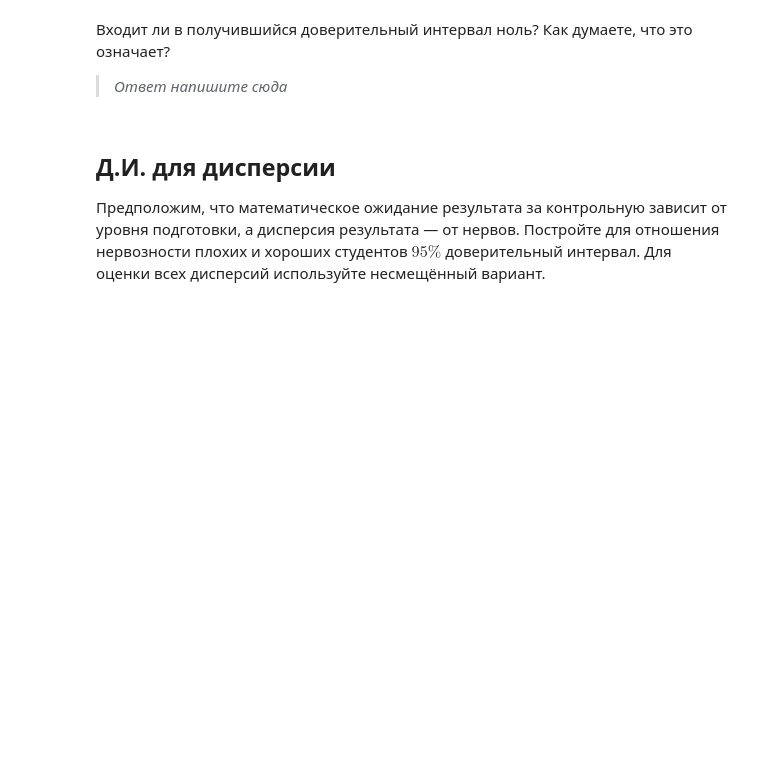
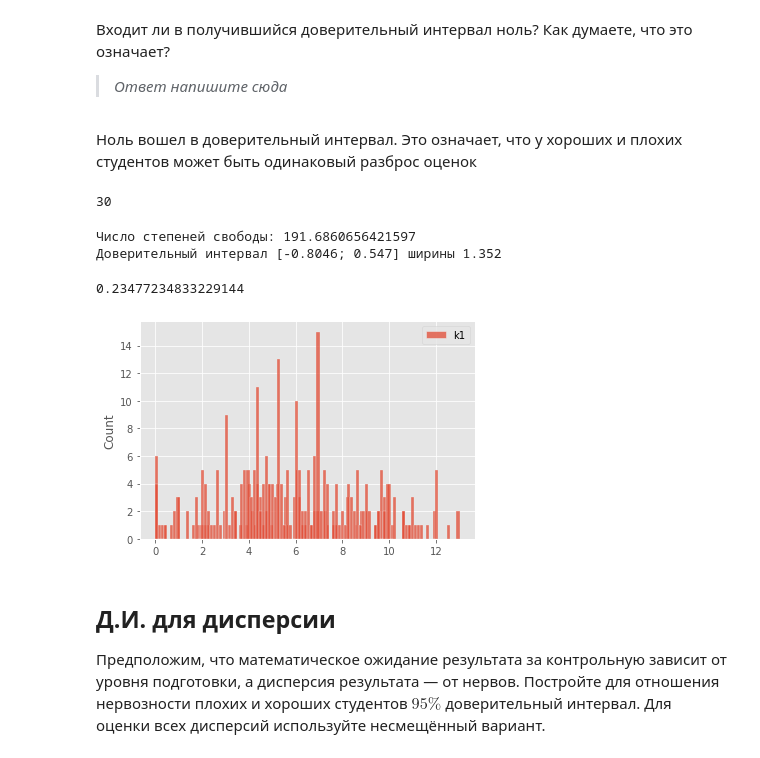
Before and after one commit to disimhot/hse_stat, a Jupyter notebook: Ефимова_ЕС_hw2.ipynb, the cells around one changed output. Saved outputs shown, nothing was run; the diff lists cells and outputs as text; code cells hidden in the pictures; blank space fills up the shorter version.

```diff
--- a/Ефимова_ЕС_hw2.ipynb
+++ b/Ефимова_ЕС_hw2.ipynb
@@ -652,3 +852,44 @@ print(left, right)
+# %% [markdown]
+Ноль вошел в доверительный интервал. Это означает, что у хороших и плохих студентов может быть одинаковый разброс оценок
+# %%
+df.fraud.isnull().sum()
+# %% [output]
+30
+# %%
+good = df[['k1']][df.fraud == 0]
+bad = df[['k1']][df.fraud > 0]
+
+good_mean = good.k1.mean()
+bad_mean = bad.k1.mean()
+
+diff = good_mean - bad_mean
+
+good_n = good.size
+bad_n = bad.size
+diff_sd = np.sqrt(good.k1.var()/good_n + bad.k1.var()/ bad_n)
+
+u = (good.k1.var() / good_n + bad.k1.var() / bad_n) ** 2
+d = (good.k1.var()**2) / (good_n**2 * (good_n - 1)) + (bad.k1.var()**2)/ (bad_n**2* (bad_n - 1))
+nu =  u/d
+print("Число степеней свободы:", nu)
+
+left, right = stats.t.interval(0.95, df=nu, loc=diff, scale=diff_sd)
+delta = right - left
+
+print("Доверительный интервал [{:.4}; {:.4}] ширины {:.4}".format(left, right, delta))
+# %% [output]
+Число степеней свободы: 191.6860656421597
+Доверительный интервал [-0.8046; 0.547] ширины 1.352
+# %%
+good.k1.std() - bad.k1.std()
+# %% [output]
+0.23477234833229144
+# %%
+fig, ax = plt.subplots()
+for h in [good, bad]:
+    sns.histplot(h, bins=100, ax=ax, kde=False)
+# %% [output]
+[figure, added]
 # %% [markdown]
 ## Д.И. для дисперсии
 
```
Also changed, not shown: parts of 53 cells of this notebook, 2 other files.
